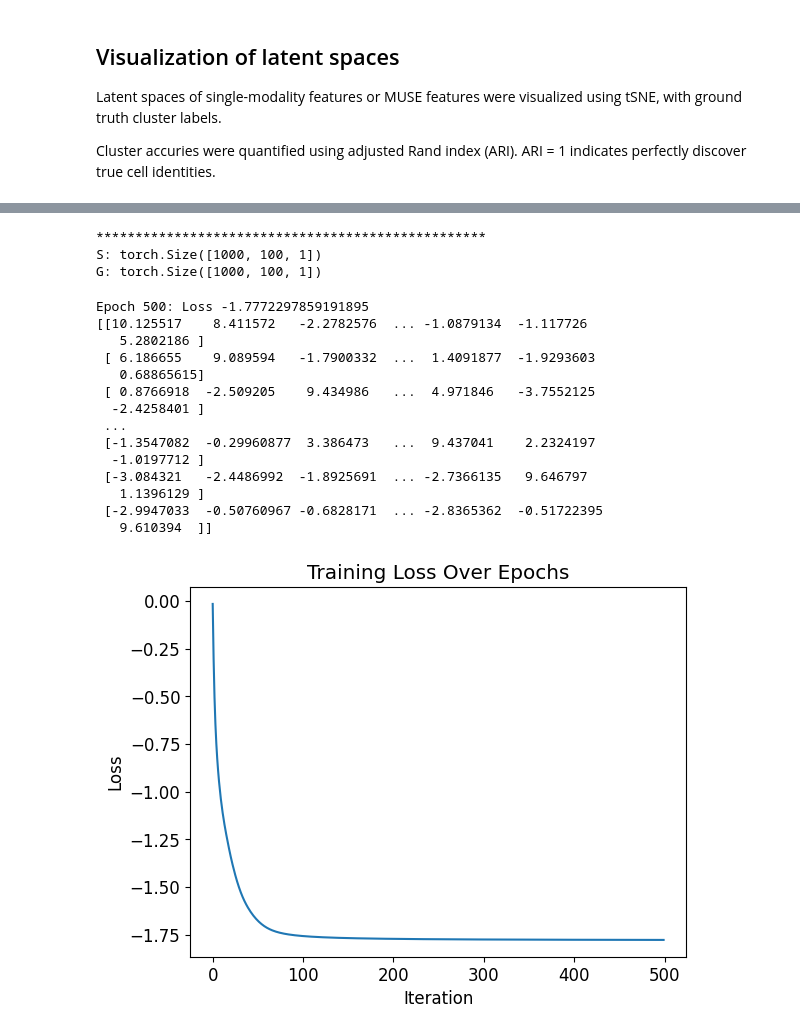
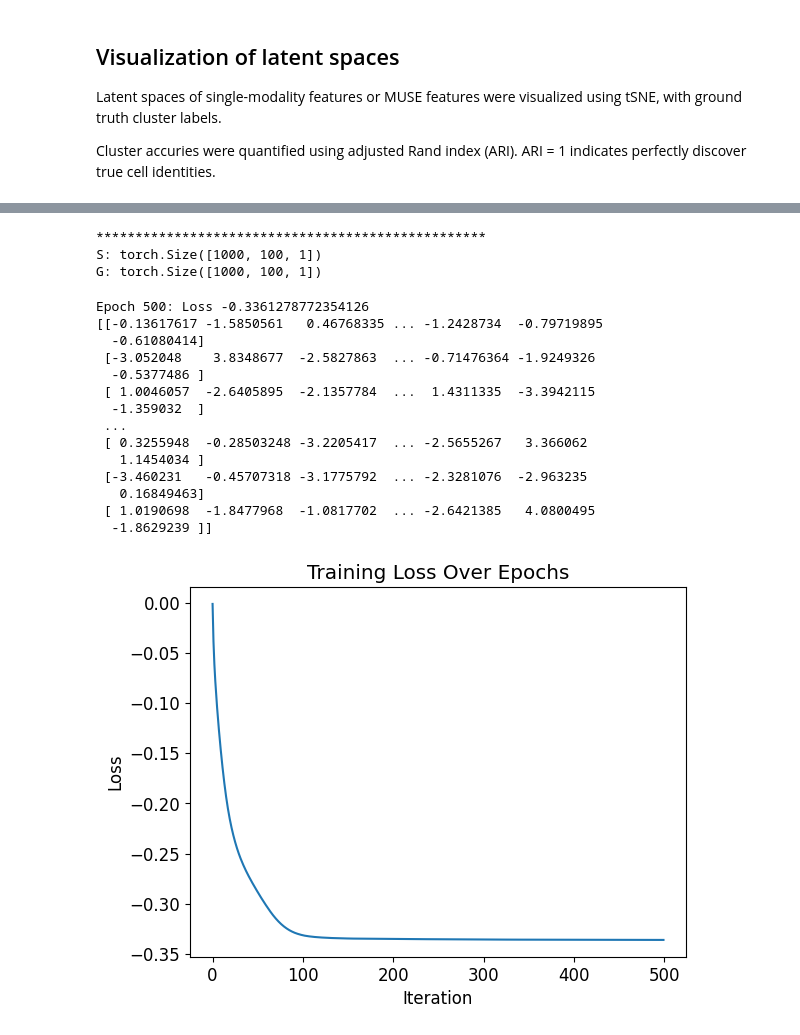
Before and after one commit to darkwilldie/MUSE, a Jupyter notebook: MUSE_demo/MUSE_demo.ipynb, the cells around one changed output, grey strips where cells are left out. Drawn from its saved outputs; the diff is of its cells as text; code cells hidden in the pictures.

```diff
--- a/MUSE_demo/MUSE_demo.ipynb
+++ b/MUSE_demo/MUSE_demo.ipynb
@@ -165,10 +149,11 @@ outputs = muse.dual_muse_fit_predict(
     [view_a_label, view_b_label],
     [view_ab_label],
     latent_dim=100,
+    n_hidden=128,
     n_epochs=500,
-    info_nce_lambda=10,
-    weight_penalty=1,
-    triplet_lambda=100,
+    info_nce_lambda=0,
+    weight_penalty=5,
+    triplet_lambda=5,
 )
 # %% [output]
 ++++++++++ DualMUSE for multi-modality single-cell analysis ++++++++++
@@ -419,35 +460,35 @@ RuntimeError: CUDA unknown error - this may be due to an incorrectly set up envi
 # %%
 # 用cosine_similarity驱动的tangram进行计算
 import cos_tg.train_tangram as tg_cos
 
 # tangram
 cos_sim_tg, _ = tg_cos.read_csv_and_run_tangram(
-    [torch.tensor(latent_sc, device='cuda:0')],
-    [torch.tensor(latent_st, device='cuda:0')],
+    [torch.tensor(latent_sc, device='cuda:0', dtype=torch.float32)],
+    [torch.tensor(latent_st, device='cuda:0', dtype=torch.float32)],
     num_epochs=500,
     print_interval=500,
     lambda_g1=1,
     lambda_g2=1,
 )
 # %% [output]
 **************************************************
 S: torch.Size([1000, 100, 1])
 G: torch.Size([1000, 100, 1])
-Epoch 500: Loss -1.7772297859191895
-[[10.125517    8.411572   -2.2782576  ... -1.0879134  -1.117726
-   5.2802186 ]
- [ 6.186655    9.089594   -1.7900332  ...  1.4091877  -1.9293603
-   0.68865615]
- [ 0.8766918  -2.509205    9.434986   ...  4.971846   -3.7552125
-  -2.4258401 ]
+Epoch 500: Loss -0.3361278772354126
+[[-0.13617617 -1.5850561   0.46768335 ... -1.2428734  -0.79719895
+  -0.61080414]
+ [-3.052048    3.8348677  -2.5827863  ... -0.71476364 -1.9249326
+  -0.5377486 ]
+ [ 1.0046057  -2.6405895  -2.1357784  ...  1.4311335  -3.3942115
+  -1.359032  ]
  ...
- [-1.3547082  -0.29960877  3.386473   ...  9.437041    2.2324197
-  -1.0197712 ]
- [-3.084321   -2.4486992  -1.8925691  ... -2.7366135   9.646797
-   1.1396129 ]
- [-2.9947033  -0.50760967 -0.6828171  ... -2.8365362  -0.51722395
-   9.610394  ]]
+ [ 0.3255948  -0.28503248 -3.2205417  ... -2.5655267   3.366062
+   1.1454034 ]
+ [-3.460231   -0.45707318 -3.1775792  ... -2.3281076  -2.963235
+   0.16849463]
+ [ 1.0190698  -1.8477968  -1.0817702  ... -2.6421385   4.0800495
+  -1.8629239 ]]
-[figure, old version]
+[figure, new version]
 # %%
 # 计算cosine_similarity
 from sklearn.metrics.pairwise import cosine_similarity
```
Also changed, not shown: parts of 16 cells of this notebook, 8 other files.
